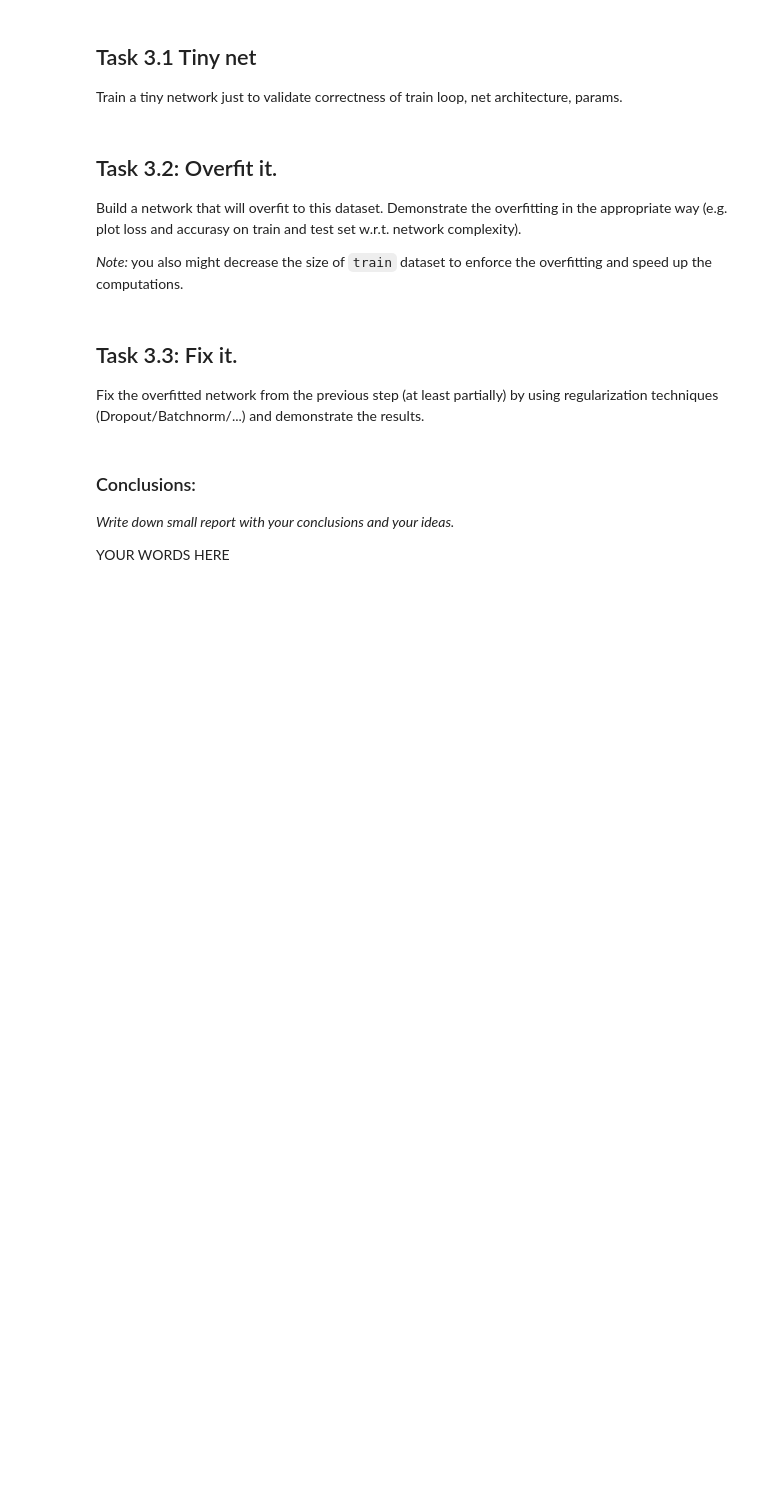
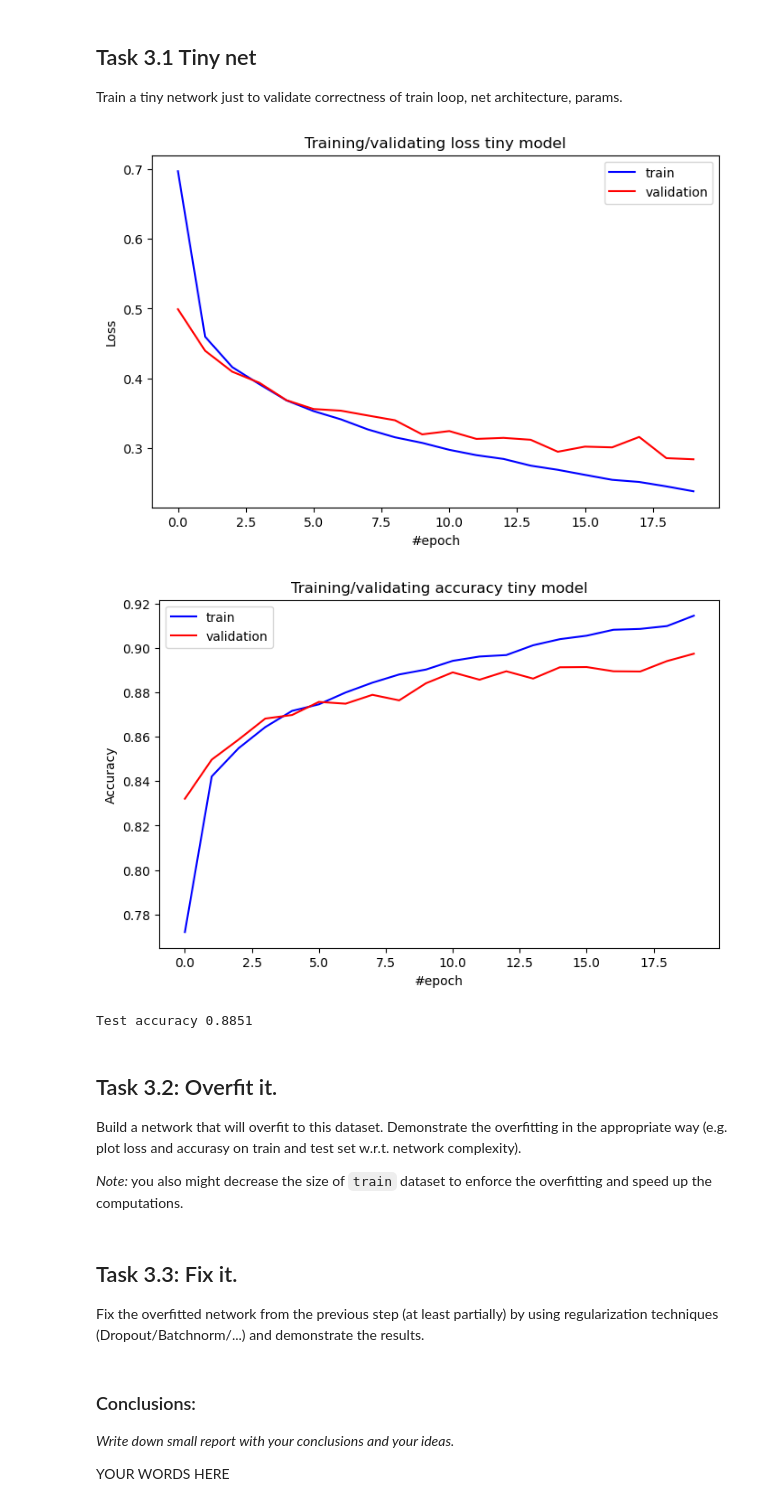
Before and after one commit to i80287/deep-learning-course, a Jupyter notebook: hw01/1_Hw_Students.ipynb, the cells around one changed output. Saved outputs shown, nothing was run; the diff lists cells and outputs as text; code cells hidden in the pictures; blank space fills up the shorter version.

```diff
--- a/hw01/1_Hw_Students.ipynb
+++ b/hw01/1_Hw_Students.ipynb
@@ -97,5 +97,3 @@ n_classes = len(classes)
 classes
 # %% [output]
 array([0, 1, 2, 3, 4, 5, 6, 7, 8, 9])
-# %%
-x = torch.randn(10)
@@ -271,5 +338,4 @@ def train(net: CustomNet, optimizer: CustomSGD, loss_fn, n_epoch=20):
 # %%
 net = CustomNet()
 opt = CustomSGD(net)
-with torch.autograd.set_detect_anomaly(True):
-    train(net, opt, cross_entropy_loss)
+train(net, opt, cross_entropy_loss, n_epoch=40)
@@ -467,14 +546,19 @@ Train a tiny network just to validate correctness of train loop, net architectur
 class TinyNeuralNetwork(nn.Module):
     def __init__(self, input_shape=28*28, num_classes=10, input_channels=1):
         super(self.__class__, self).__init__()
+        hidden_size = 400
         self.model = nn.Sequential(
-            nn.Flatten(), # This layer converts image into a vector to use Linear layers afterwards
-            # YOUR CODE HERE
+            nn.Flatten(),
+            nn.Linear(in_features=input_shape * input_channels, out_features=hidden_size, bias=True),
+            nn.ReLU(),
+            nn.Linear(in_features=hidden_size, out_features=num_classes, bias=True),
         )
 
+    def mutable_parameters(self):
+        return self.model.parameters()
+
     def forward(self, inp):
-        out = self.model(inp)
-        return out
+        return self.model(inp)
 # %%
 model = TinyNeuralNetwork()
 out = model(torch.randn(2, 1, 28, 28))
@@ -483,10 +567,21 @@ assert out.shape[-1] == 10
 # %%
 torchsummary.summary(TinyNeuralNetwork().to(DEVICE), (28*28,))
 # %%
-# tiny_model = TinyNeuralNetwork().to(DEVICE)
-# opt = # YOUR CODE HERE
-# loss_func = # YOUR CODE HERE
-# n_epoch = # YOUR CODE HERE
+tiny_model = TinyNeuralNetwork().to(DEVICE)
+opt = torch.optim.Adam(params=tiny_model.mutable_parameters(), lr=3e-4)
+loss_func = F.cross_entropy
+n_epoch = 20
 
 # Your experiments, come here
-# train_val_loop(tiny_model, train_loader=train_loader, val_loader=val_loader, name='tiny model', optimizer=opt, criterion=loss_func, n_epoch=n_epoch)
+train_val_loop(
+    tiny_model,
+    train_loader=train_loader,
+    val_loader=val_loader,
+    name='tiny model',
+    optimizer=opt,
+    criterion=loss_func,
+    n_epoch=n_epoch
+)
+# %% [output]
+[figure, added]
+[figure, added]
@@ -495,3 +588,7 @@ torchsummary.summary(TinyNeuralNetwork().to(DEVICE), (28*28,))
+# %%
+test_accuracy(tiny_model)
+# %% [output]
+Test accuracy 0.8851
 # %% [markdown]
 ## Task 3.2: Overfit it.
 Build a network that will overfit to this dataset. Demonstrate the overfitting in the appropriate way (e.g. plot loss and accurasy on train and test set w.r.t. network complexity).
```
Also changed, not shown: parts of 17 cells of this notebook, 1 other file.
